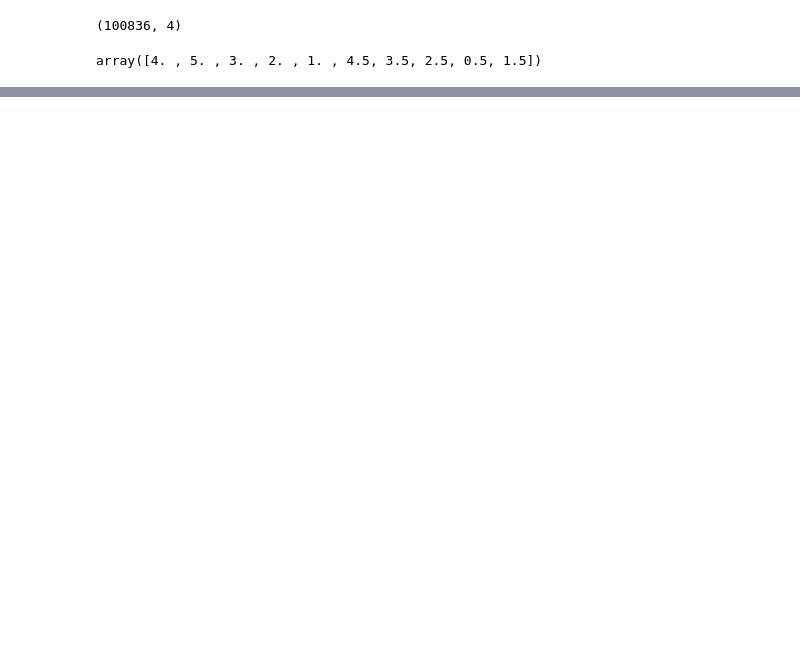
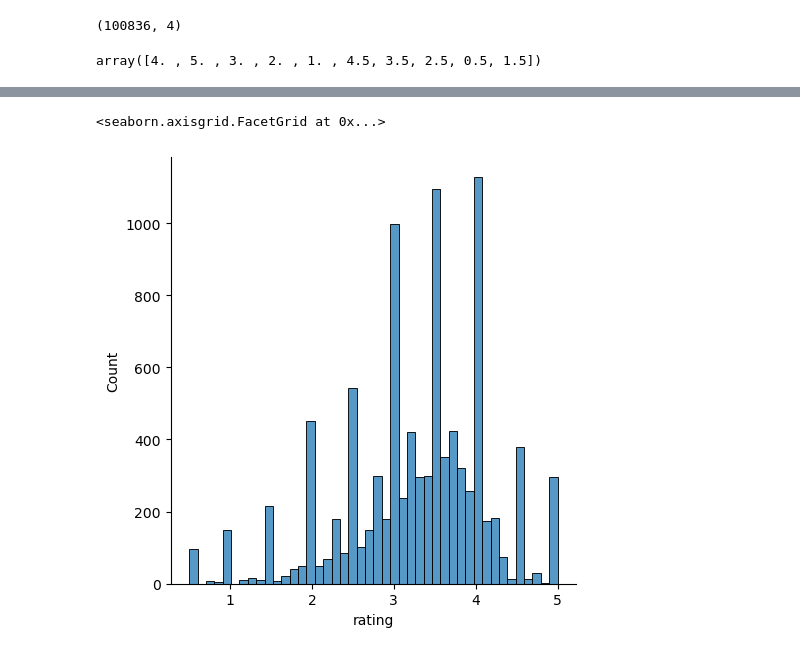
Before and after one commit to byPedroCruzDev/rating-movies, a Jupyter notebook: Untitled.ipynb, the cells around one changed output, grey strips where cells are left out. Saved outputs shown, nothing was run; the diff lists cells and outputs as text; code cells hidden in the pictures; blank space fills up the shorter version.

```diff
--- a/Untitled.ipynb
+++ b/Untitled.ipynb
@@ -46,0 +118,6 @@ notions["nota"].mean()
+# %%
+# histograma seaborn, degundo argumento separa os espacos
+sns.displot(mean_rating)
+# %% [output]
+<seaborn.axisgrid.FacetGrid at 0x...>
+[figure, added]
```
Also changed, not shown: parts of 16 cells of this notebook, 2 other files.
